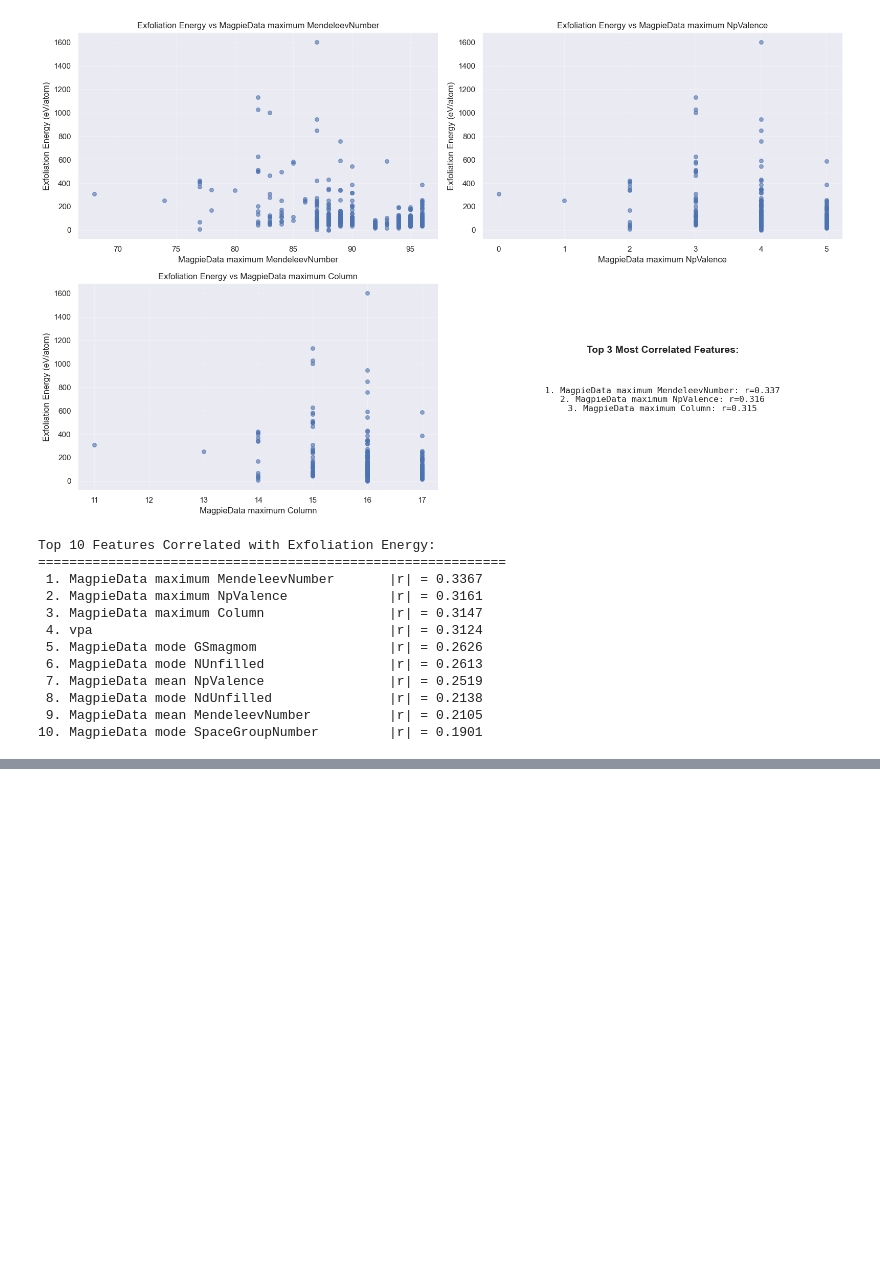
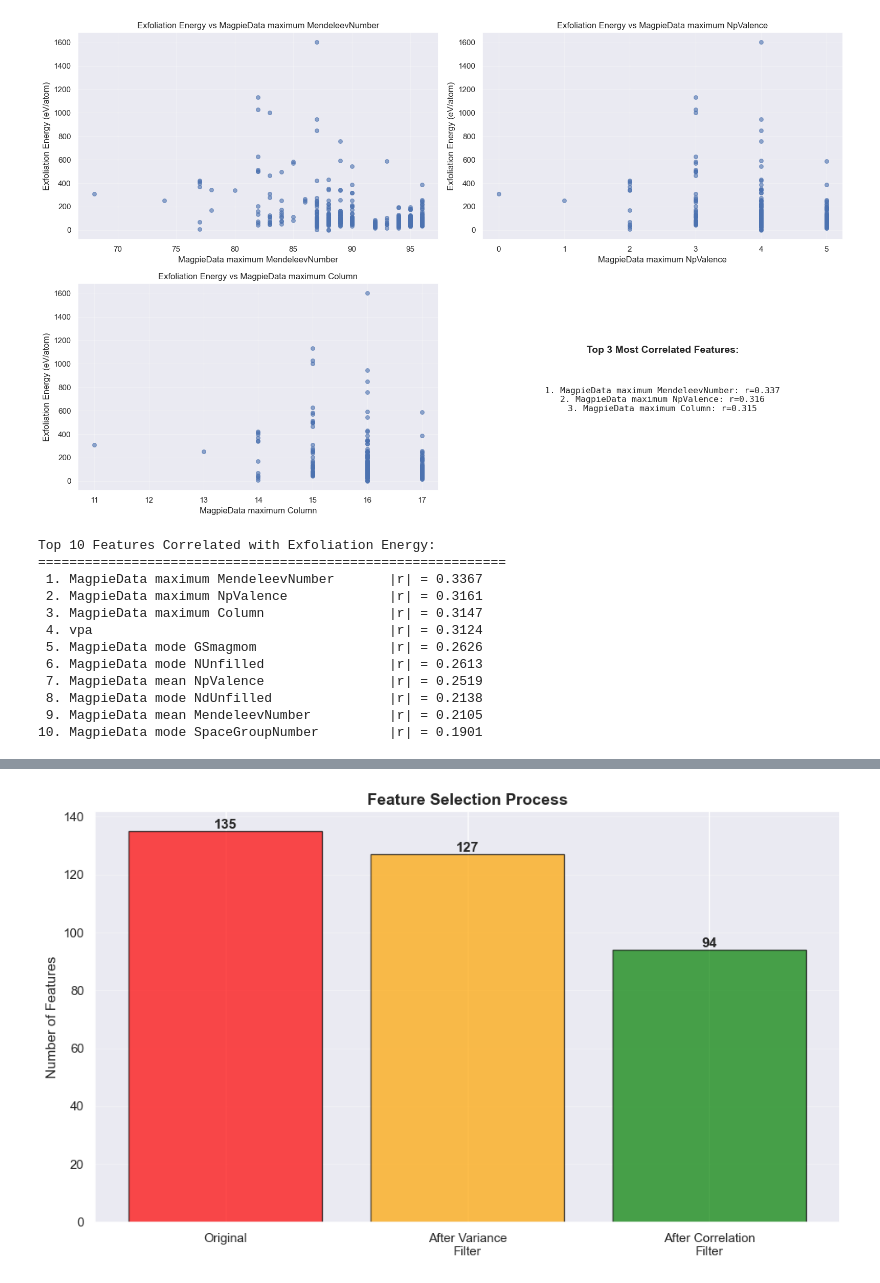
Before and after one commit to AttackOnBreakfast/cmse492_project, a Jupyter notebook: notebooks/exploratory/materials_eda.ipynb, the cells around one changed output, grey strips where cells are left out. Drawn from its saved outputs; the diff is of its cells as text; code cells hidden in the pictures; blank space fills up the shorter version.

Commit message:
added overfittin/underfittiing analysis and some other stuff with feature selection

```diff
--- a/notebooks/exploratory/materials_eda.ipynb
+++ b/notebooks/exploratory/materials_eda.ipynb
@@ -211,3 +211,80 @@ Top 10 Features Correlated with Exfoliation Energy:
  8. MagpieData mode NdUnfilled               |r| = 0.2138
  9. MagpieData mean MendeleevNumber          |r| = 0.2105
 10. MagpieData mode SpaceGroupNumber         |r| = 0.1901
+# %%
+# ===============================================================
+# PART C4: Feature Selection
+# ===============================================================
+
+print("\n" + "="*70)
+print("FEATURE SELECTION")
+print("="*70)
+
+from sklearn.feature_selection import VarianceThreshold
+
+# Create X from df_feat (this is what Part D does, but we need it earlier)
+X_original = df_feat.drop(columns=["exfoliation_en"])
+
+# Step 1: Remove low-variance features
+print(f"\n1. Original features: {X_original.shape[1]}")
+
+selector = VarianceThreshold(threshold=0.01)  # Remove features with <1% variance
+X_var_filtered = pd.DataFrame(
+    selector.fit_transform(X_original),
+    columns=X_original.columns[selector.get_support()],
+    index=X_original.index
+)
+
+print(f"   After variance filter: {X_var_filtered.shape[1]} features")
+print(f"   Removed: {X_original.shape[1] - X_var_filtered.shape[1]} low-variance features")
+
+# Step 2: Remove highly correlated features (correlation > 0.95)
+print(f"\n2. Removing highly correlated features (|r| > 0.95)...")
+
+corr_matrix = X_var_filtered.corr().abs()
+
+# Upper triangle of correlation matrix
+upper_tri = corr_matrix.where(
+    np.triu(np.ones(corr_matrix.shape), k=1).astype(bool)
+)
+
+# Find features with correlation > 0.95
+to_drop = [column for column in upper_tri.columns if any(upper_tri[column] > 0.95)]
+
+print(f"   Found {len(to_drop)} highly correlated features to remove")
+
+# Keep uncorrelated features
+X_selected = X_var_filtered.drop(columns=to_drop)
+
+print(f"   Final feature count: {X_selected.shape[1]}")
+print(f"\n✅ Reduced from {X_original.shape[1]} to {X_selected.shape[1]} features ({X_original.shape[1] - X_selected.shape[1]} removed)")
+
+# Optional: Show which features were kept
+print(f"\nTop 10 features (by correlation with target) that were retained:")
+retained_features = X_selected.columns.tolist()
+top_retained = [feat for feat in target_corr.head(20).index if feat in retained_features][:10]
+for i, feat in enumerate(top_retained, 1):
+    print(f"  {i:2d}. {feat:40s} |r| = {target_corr[feat]:.4f}")
+
+# Visualization: Compare feature counts
+fig, ax = plt.subplots(figsize=(10, 6))
+stages = ['Original', 'After Variance\nFilter', 'After Correlation\nFilter']
+counts = [X_original.shape[1], X_var_filtered.shape[1], X_selected.shape[1]]
+colors = ['red', 'orange', 'green']
+
+bars = ax.bar(stages, counts, color=colors, alpha=0.7, edgecolor='black')
+ax.set_ylabel('Number of Features', fontsize=12)
+ax.set_title('Feature Selection Process', fontsize=14, fontweight='bold')
+ax.grid(axis='y', alpha=0.3)
+
+# Add value labels
+for bar, count in zip(bars, counts):
+    height = bar.get_height()
+    ax.text(bar.get_x() + bar.get_width()/2., height,
+            f'{int(count)}',
+            ha='center', va='bottom', fontweight='bold', fontsize=12)
+
+plt.tight_layout()
+plt.savefig(FIG_DIR / "feature_selection.png", dpi=300)
+plt.show()
+# %% [output]
@@ -214,3 +308,4 @@ Top 10 Features Correlated with Exfoliation Energy:
+[figure, added]
 # %%
 # ===============================================================
 # PART D: Baseline Model - Linear Regression
```
Also changed, not shown: parts of 10 cells of this notebook, 14 other files.
